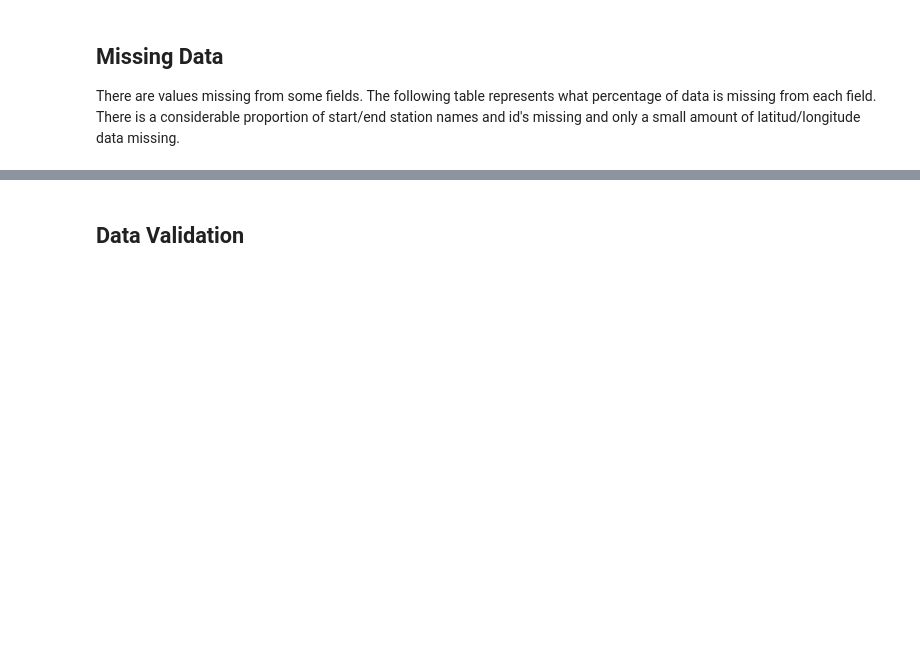
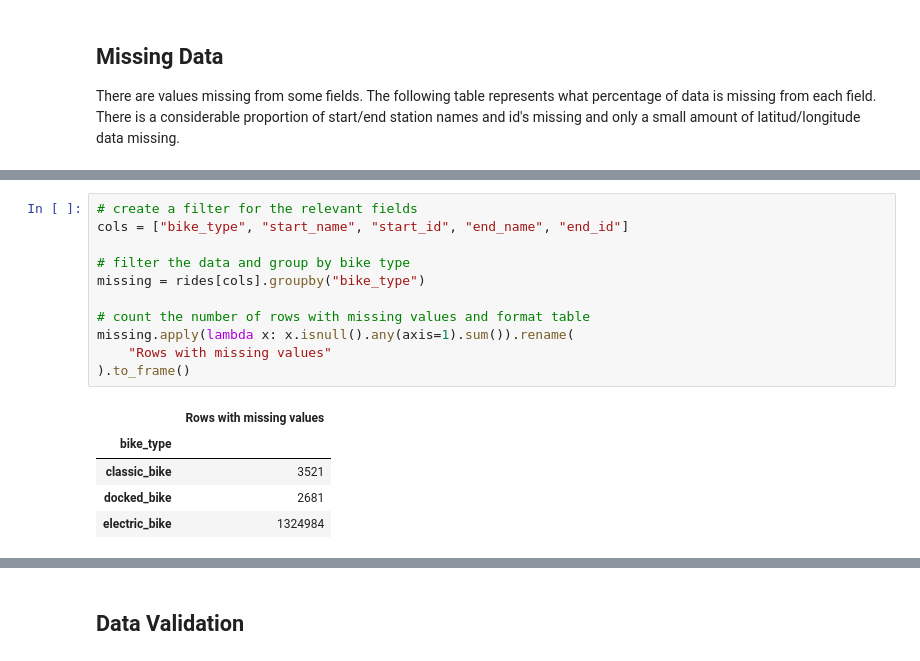
Before and after one commit to PanDomene/2023_04_Bike_Share_Case_Study, a Jupyter notebook: Working_on_it/google_bike_share_cleaning_v01.ipynb, the cells around one changed output, grey strips where cells are left out. Drawn from its saved outputs; the diff is of its cells as text; blank space fills up the shorter version.

```diff
--- a/Working_on_it/google_bike_share_cleaning_v01.ipynb
+++ b/Working_on_it/google_bike_share_cleaning_v01.ipynb
@@ -170 +177,18 @@ for var in ["start_id", "start_name", "end_id", "end_name"]:
+# %%
+# create a filter for the relevant fields
+cols = ["bike_type", "start_name", "start_id", "end_name", "end_id"]
+
+# filter the data and group by bike type
+missing = rides[cols].groupby("bike_type")
+
+# count the number of rows with missing values and format table
+missing.apply(lambda x: x.isnull().any(axis=1).sum()).rename(
+    "Rows with missing values"
+).to_frame()
+# %% [output]
+|  | Rows with missing values |
+| bike_type |  |
+| classic_bike | 3521 |
+| docked_bike | 2681 |
+| electric_bike | 1324984 |
 # %% [markdown]
```
Also changed, not shown: parts of 53 cells of this notebook.
